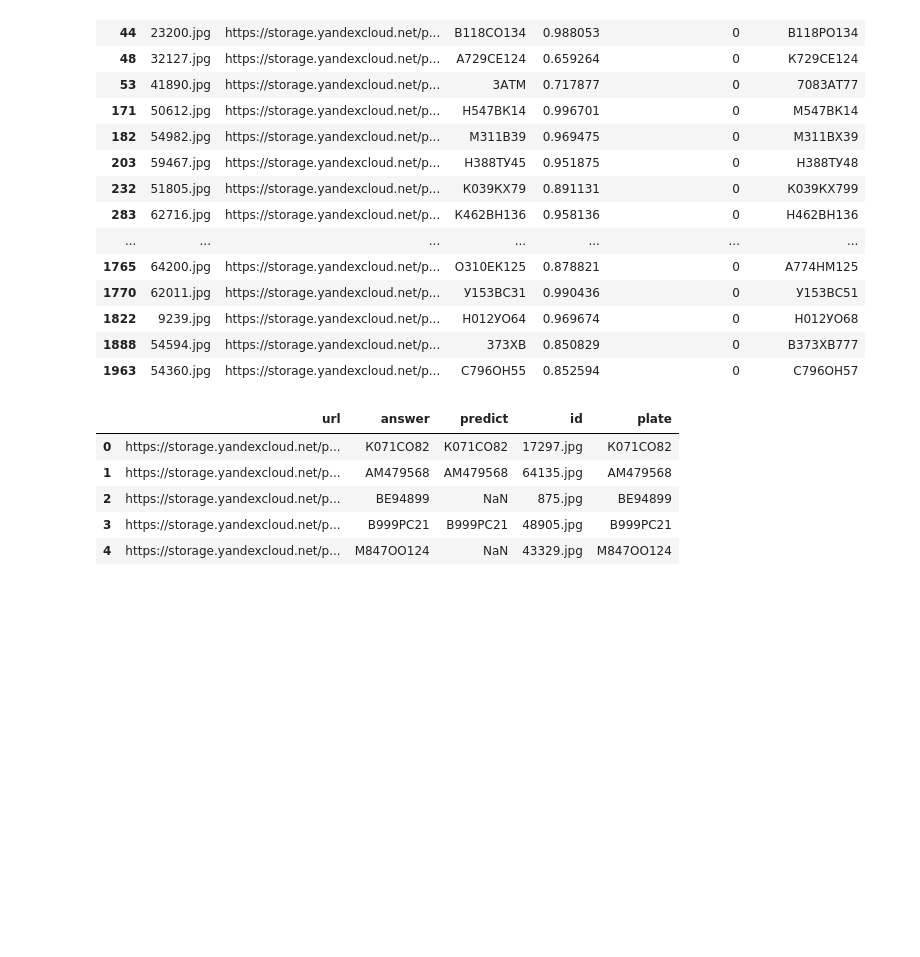
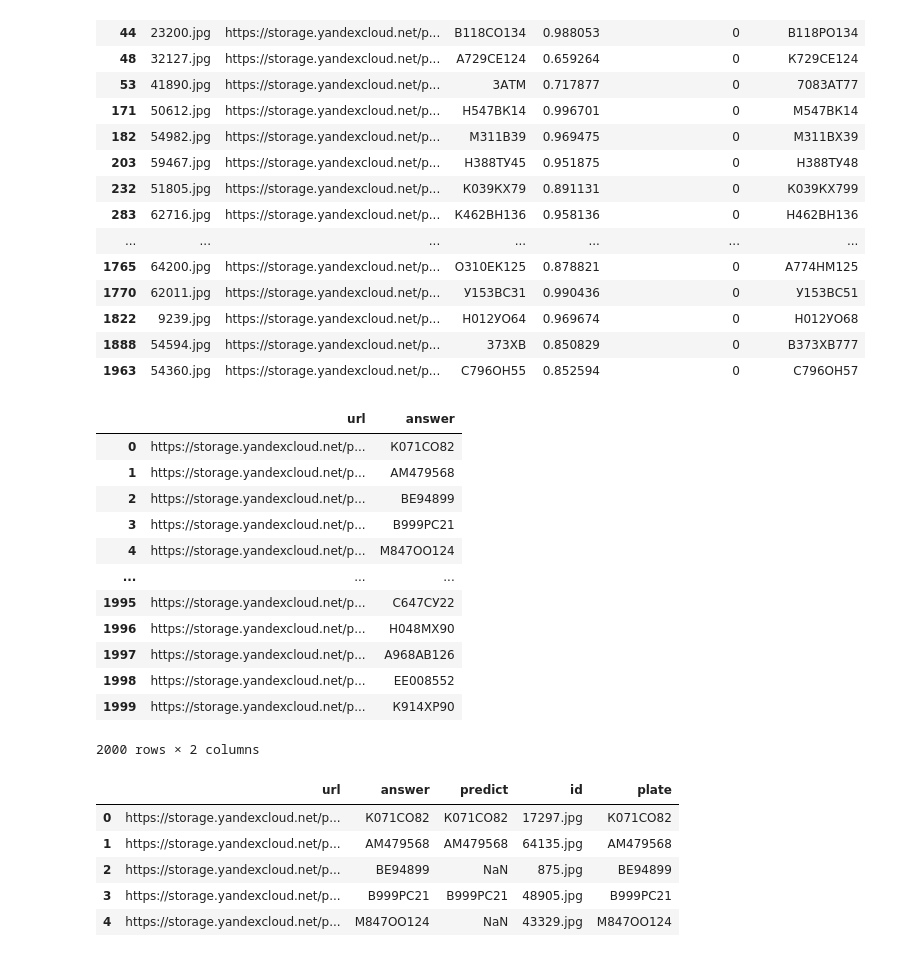
Before and after one commit to Kucev/human_in_the_loop_task, a Jupyter notebook: main.ipynb, the cells around one changed output. Cells and saved outputs as stored; diff of their text form; code cells hidden in the pictures; blank space fills up the shorter version.

Commit message:
update answer.csv

```diff
--- a/main.ipynb
+++ b/main.ipynb
@@ -152,6 +154,22 @@ df.loc[df['is_good_prediction'] == 0,'answer'] = df['OUTPUT:output']
 # %%
 #сохраним нашу таблицу в файл answer.csv. Этот файл вы должны прислать мне
 df[['url','answer','predict']].to_csv('data/tsv/answer.csv',index = None)
+# %%
+df[['url','answer']]
+# %% [output]
+|  | url | answer |
+| 0 | https://storage.yandexcloud.net/p... | К071СО82 |
+| 1 | https://storage.yandexcloud.net/p... | АМ479568 |
+| 2 | https://storage.yandexcloud.net/p... | ВЕ94899 |
+| 3 | https://storage.yandexcloud.net/p... | В999РС21 |
+| 4 | https://storage.yandexcloud.net/p... | М847ОО124 |
+| ... | ... | ... |
+| 1995 | https://storage.yandexcloud.net/p... | С647СУ22 |
+| 1996 | https://storage.yandexcloud.net/p... | Н048МХ90 |
+| 1997 | https://storage.yandexcloud.net/p... | А968АВ126 |
+| 1998 | https://storage.yandexcloud.net/p... | ЕЕ008552 |
+| 1999 | https://storage.yandexcloud.net/p... | К914ХР90 |
+2000 rows × 2 columns
 # %%
 #этоот код вам не нужен, да и не запустится он у вас, так как ground_truth есть только у меня
 #он необходим мне для проверки ваших решений
```
Also changed, not shown: parts of 2 cells of this notebook, 1 other file.
